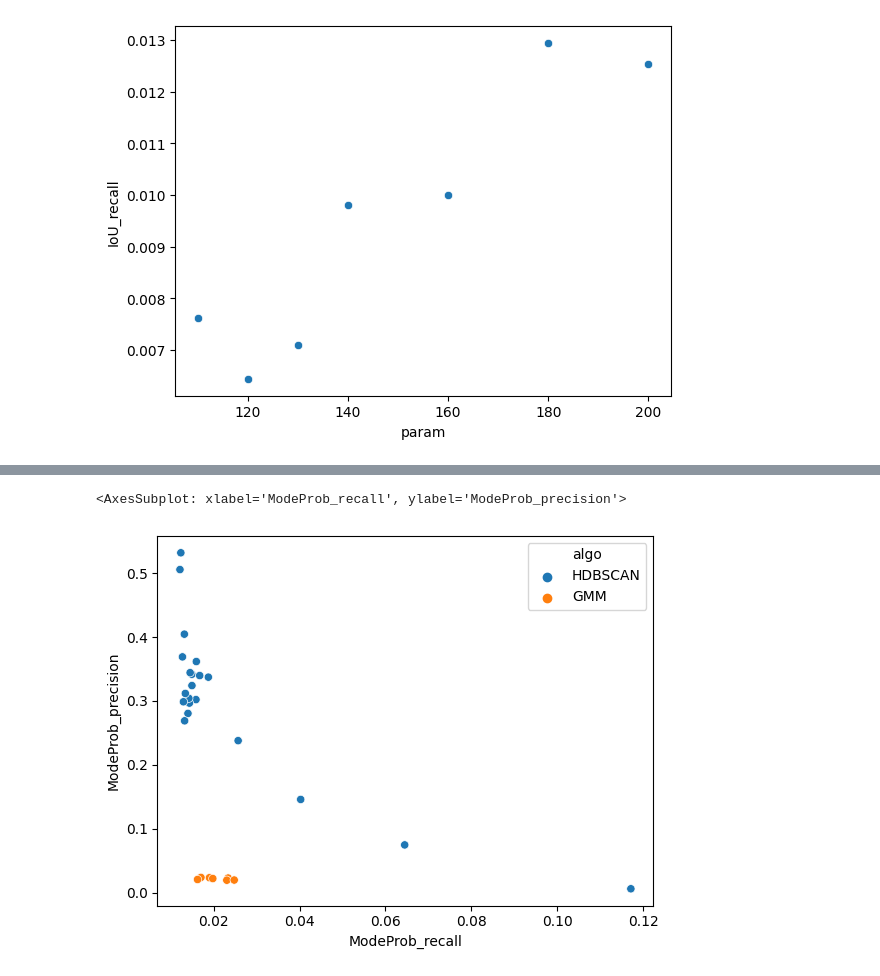
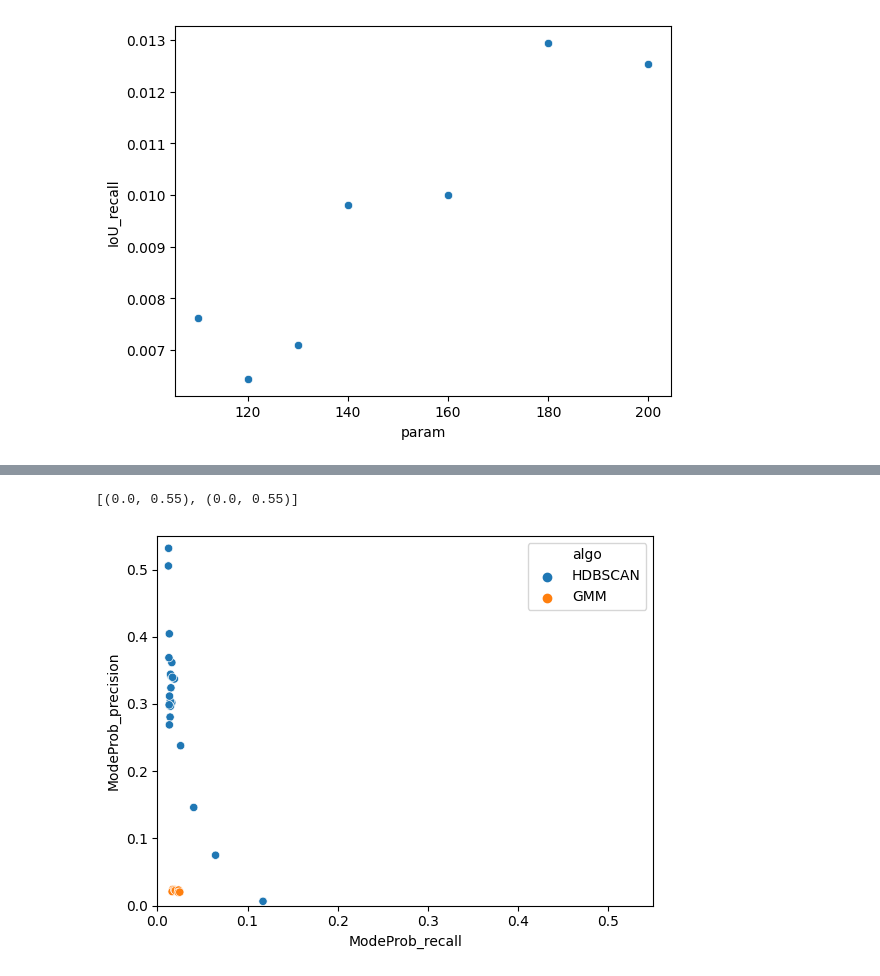
Before and after one commit to michaelyhuang23/Gaia3DR-explore, a Jupyter notebook: notebooks/graphic-gen/plot_cluster_results.ipynb, the cells around one changed output, grey strips where cells are left out. Saved outputs shown, nothing was run; the diff lists cells and outputs as text; code cells hidden in the pictures.

```diff
--- a/notebooks/graphic-gen/plot_cluster_results.ipynb
+++ b/notebooks/graphic-gen/plot_cluster_results.ipynb
@@ -60,5 +62,6 @@ sns.scatterplot(data=df_total, x='Mode_recall', y='Mode_precision', hue='algo')
 # %%
-sns.scatterplot(data=df_total, x='ModeProb_recall', y='ModeProb_precision', hue='algo')
+plot = sns.scatterplot(data=df_total, x='ModeProb_recall', y='ModeProb_precision', hue='algo')
+plot.set(xlim=(0,0.55),ylim=(0,0.55))
 # %% [output]
-<AxesSubplot: xlabel='ModeProb_recall', ylabel='ModeProb_precision'>
+[(0.0, 0.55), (0.0, 0.55)]
-[figure, old version]
+[figure, new version]
```
Also changed, not shown: parts of 2 cells of this notebook, 3 other files.
